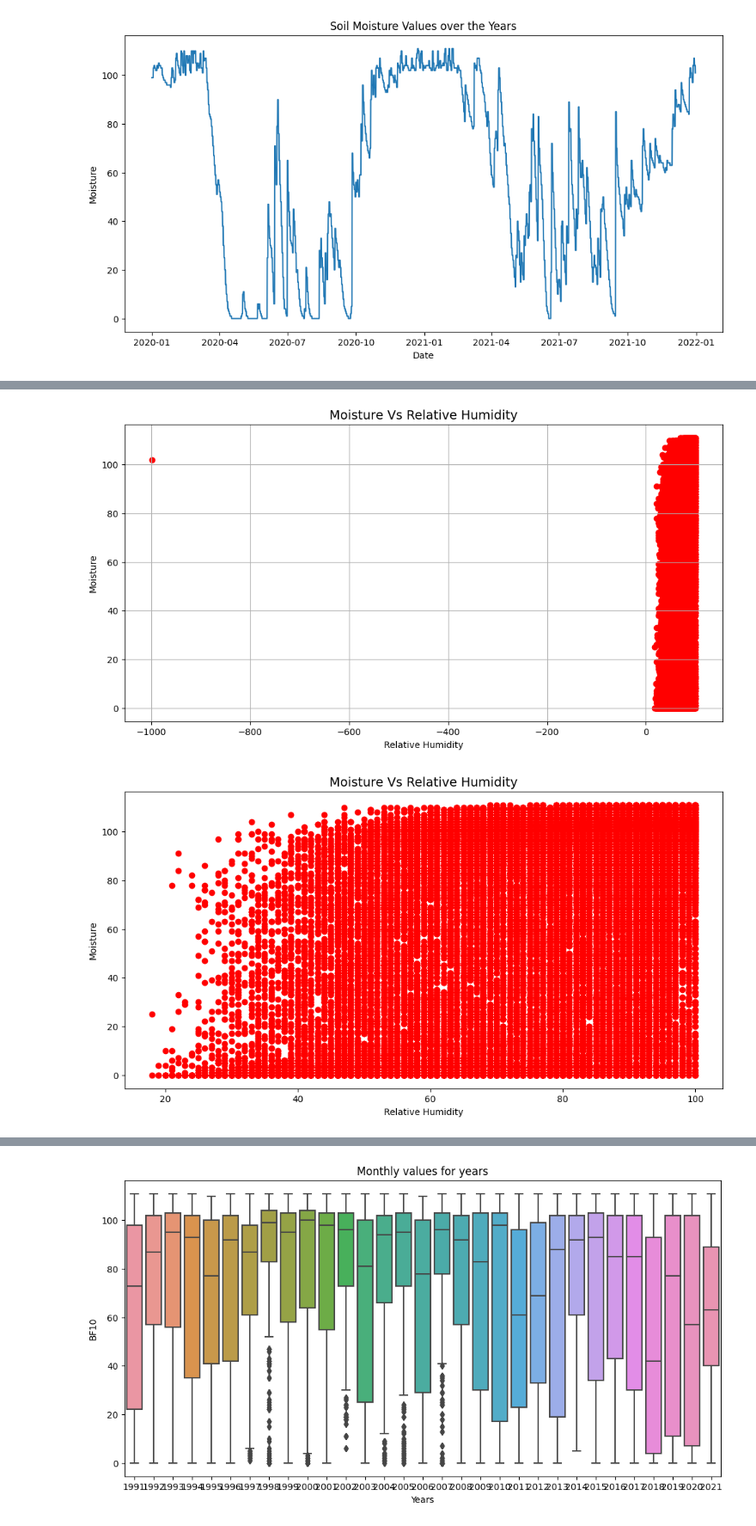
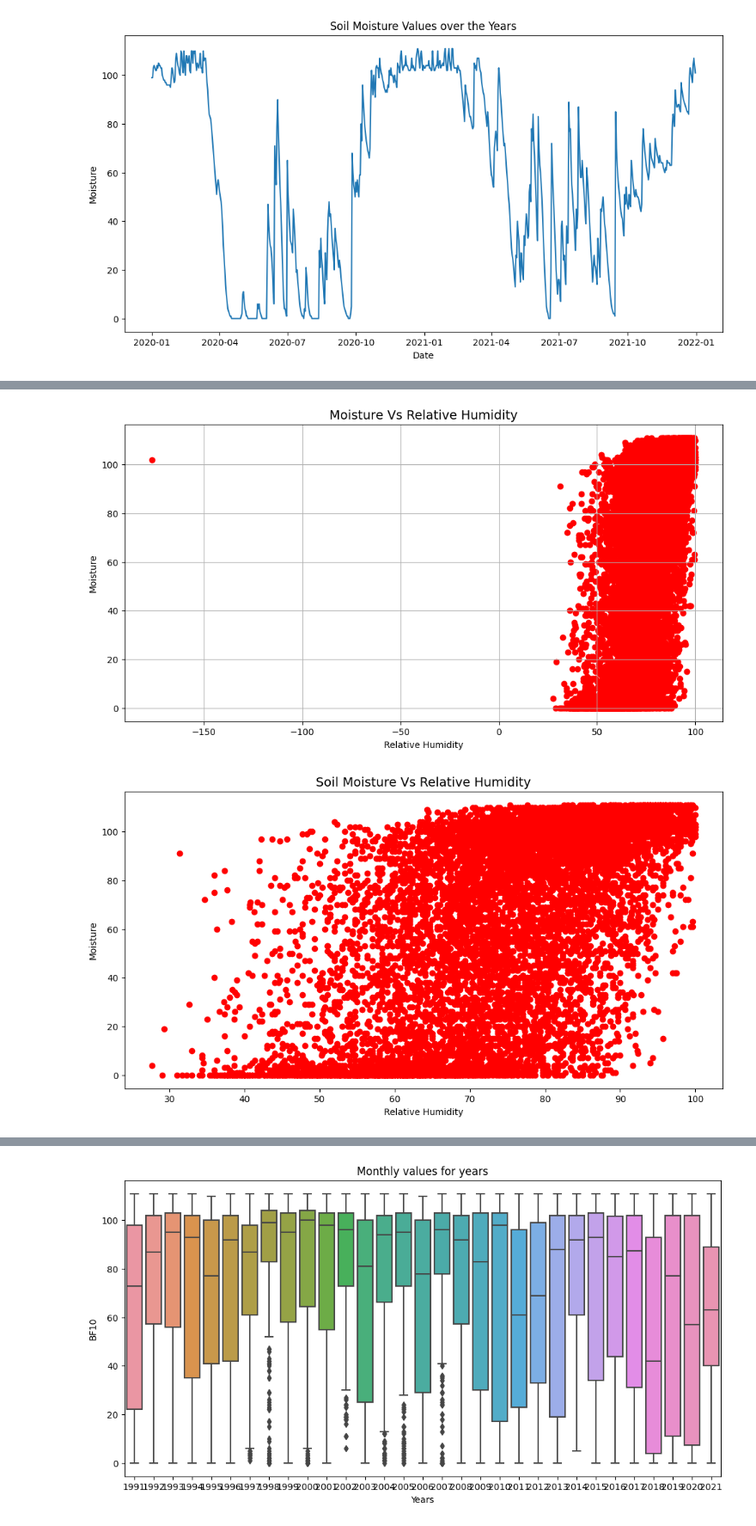
Before and after one commit to RompfRobert/Machine_Learning_and_Deep_Learning, a Jupyter notebook: Capstone-Project/rrompf_capstone.ipynb, the cells around one changed output, grey strips where cells are left out. Shown at 86% size. Saved outputs shown, nothing was run; the diff lists cells and outputs as text; code cells hidden in the pictures.

```diff
--- a/Capstone-Project/rrompf_capstone.ipynb
+++ b/Capstone-Project/rrompf_capstone.ipynb
@@ -135,3 +135,7 @@ Data columns (total 8 columns):
  7   BF10         35672 non-null  int64
 dtypes: datetime64[ns](1), float64(4), int64(3)
 memory usage: 2.2 MB
+# %%
+# Clean up the dataset
+print(df['STATIONS_ID'].unique())
+df = df.drop(['STATIONS_ID'], 1)
@@ -138,6 +148,6 @@ memory usage: 2.2 MB
 # %%
 reindexed_df = df.copy()
 reindexed_df.DATUM = reindexed_df.DATUM.astype('datetime64[ns]')
-reindexed_df = reindexed_df.set_index("DATUM")
+reindexed_df = reindexed_df.groupby(pd.Grouper(key='DATUM', axis=0, freq='D', sort=True)).mean()
 
 reindexed_df
@@ -158,24 +184,26 @@ plt.show()
 # %%
 plt.figure(figsize=(12,6))
-plt.scatter(df['RF_TER'], df['BF10'], color='red')
+plt.scatter(reindexed_df['RF_TER'], reindexed_df['BF10'], color='red')
 plt.title('Moisture Vs Relative Humidity', fontsize=14)
 plt.xlabel('Relative Humidity')
 plt.ylabel('Moisture')
 plt.grid(True)
 plt.show()
 # %% [output]
-[figure, old version]
+[figure, new version]
 # %%
-df.drop(df[df.RF_TER < -1].index, inplace=True)
+# df.drop(df[df.RF_TER < -1].index, inplace=True)
+# reindexed_df = reindexed_df.drop(reindexed_df[reindexed_df.RF_TER < -1].index, inplace=True)
+reindexed_df = reindexed_df[reindexed_df.RF_TER > 0]
 # %%
 plt.figure(figsize=(12,6))
-plt.scatter(df['RF_TER'], df['BF10'], color='red')
-plt.title('Moisture Vs Relative Humidity', fontsize=14)
+plt.scatter(x = reindexed_df['RF_TER'], y = reindexed_df['BF10'], color='red')
+plt.title('Soil Moisture Vs Relative Humidity', fontsize=14)
 plt.xlabel('Relative Humidity')
 plt.ylabel('Moisture')
 plt.show()
 # %% [output]
-[figure, old version]
+[figure, new version]
 # %%
 fig, (ax1, ax2) = plt.subplots(1, 2, figsize=(16,8))
 ax1.set_title('Moisture Vs Relative Humidity', fontsize=14)
```
Also changed, not shown: parts of 14 cells of this notebook.
